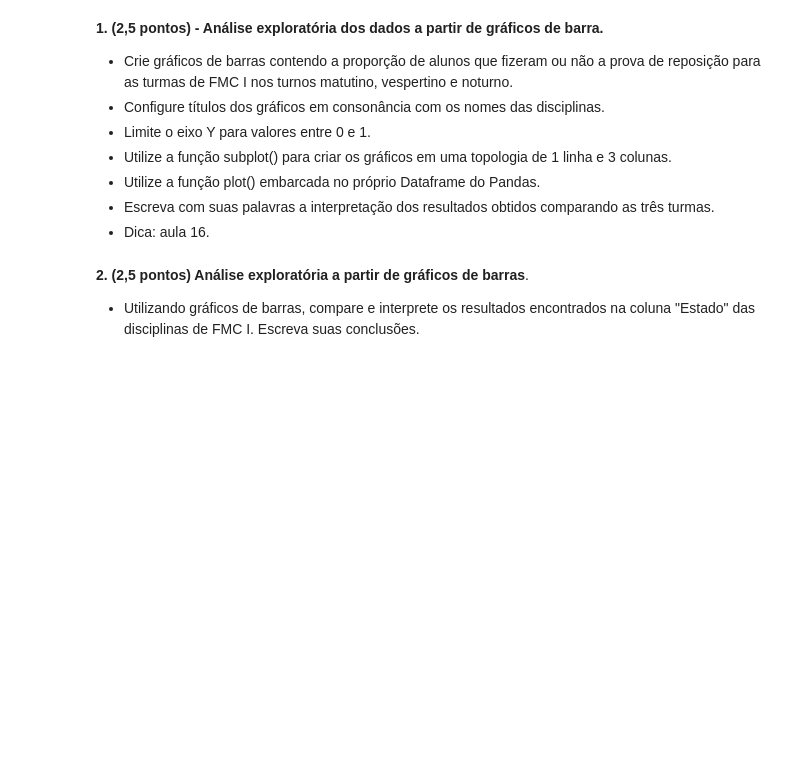
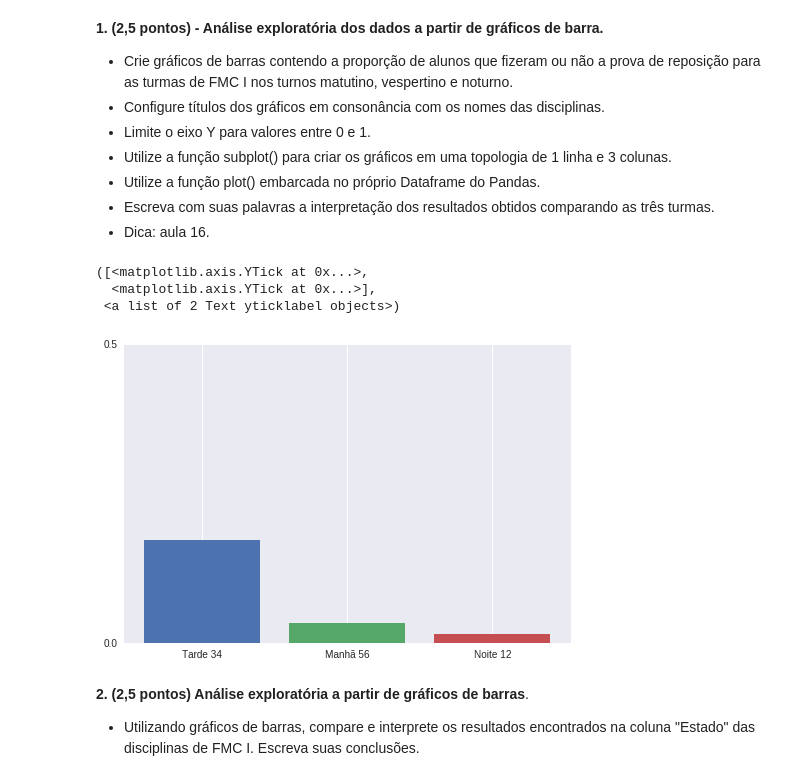
Before and after one commit to carvalheirafc/imd0033_2018_2, a Jupyter notebook: prova2/Carlos_Frederico_Carvalheira_Mello.ipynb, the cells around one changed output. Drawn from its saved outputs; the diff is of its cells as text; code cells hidden in the pictures; blank space fills up the shorter version.

```diff
--- a/prova2/Carlos_Frederico_Carvalheira_Mello.ipynb
+++ b/prova2/Carlos_Frederico_Carvalheira_Mello.ipynb
@@ -81,3 +79,27 @@ t34_proportion = len(T34[T34['Reposição'] == 't']) / len(T34['Reposição'])
+# %%
+import matplotlib.pyplot as plt
+
+t34_proportion = len(T34[T34['Reposição'] == 't']) / len(T34['Reposição'])
+m56_proportion = len(M56[M56['Reposição'] == 't']) / len(M56['Reposição'])
+n12_proportion = len(N12[N12['Reposição'] == 't']) / len(N12['Reposição'])
+
+fig, ax = plt.subplots()
+ax.bar('Tarde 34', t34_proportion)
+ax.bar('Manhã 56', m56_proportion)
+ax.bar('Noite 12', n12_proportion)
+
+plt.yticks([0, 0.5])
+
+"""
+Podemos observar que alunos da Tarde foram os que tiveram a maior proporção de pessoas
+fazendo prova de reposição, diferentes de alunos das turmas da Manhã e Noite.
+
+"""
+# %% [output]
+([<matplotlib.axis.YTick at 0x...>,
+  <matplotlib.axis.YTick at 0x...>],
+ <a list of 2 Text yticklabel objects>)
+[figure, added]
 # %% [markdown]
 **2. (2,5 pontos) Análise exploratória a partir de gráficos de barras**.
 
```
Also changed, not shown: parts of 4 cells of this notebook.
